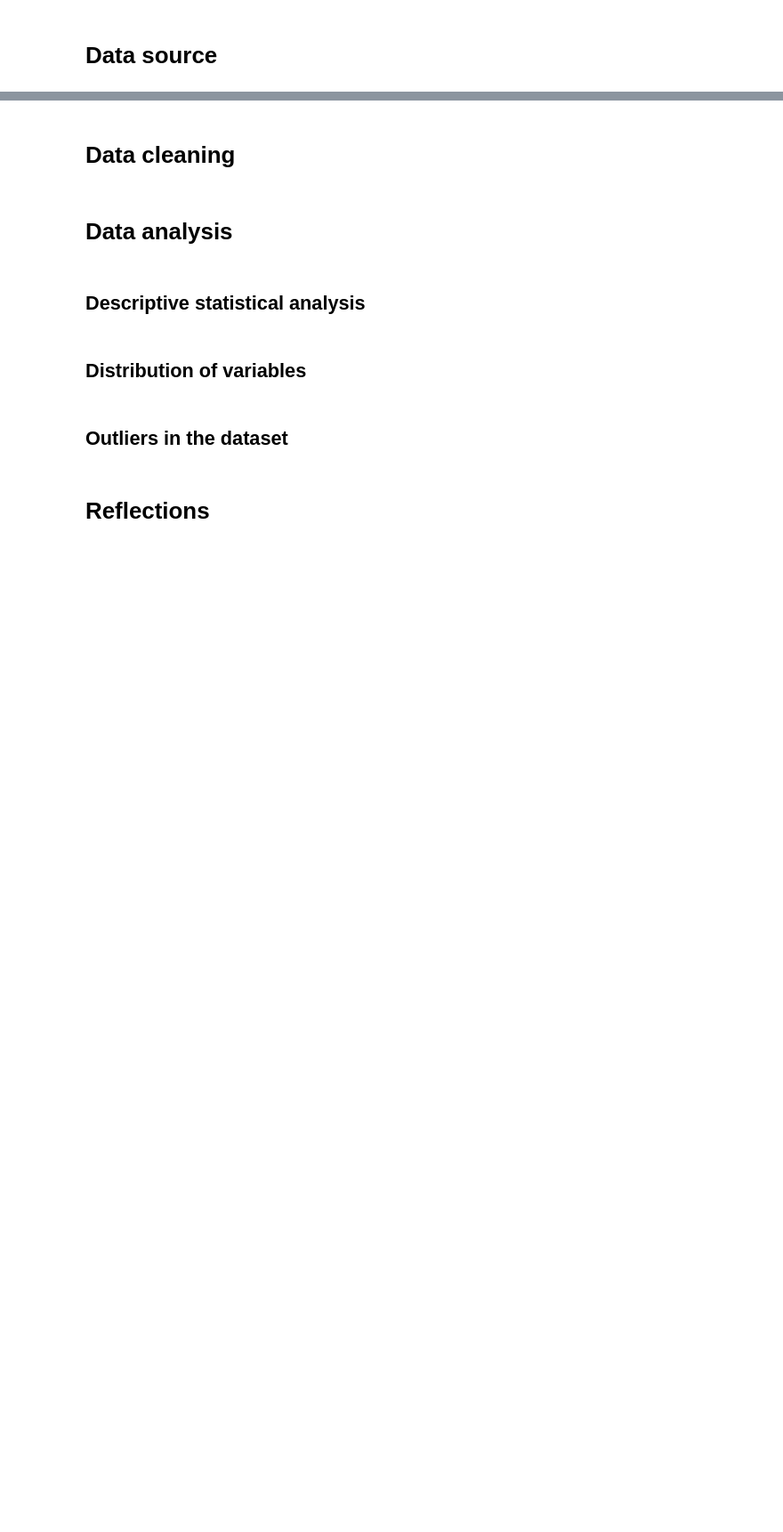
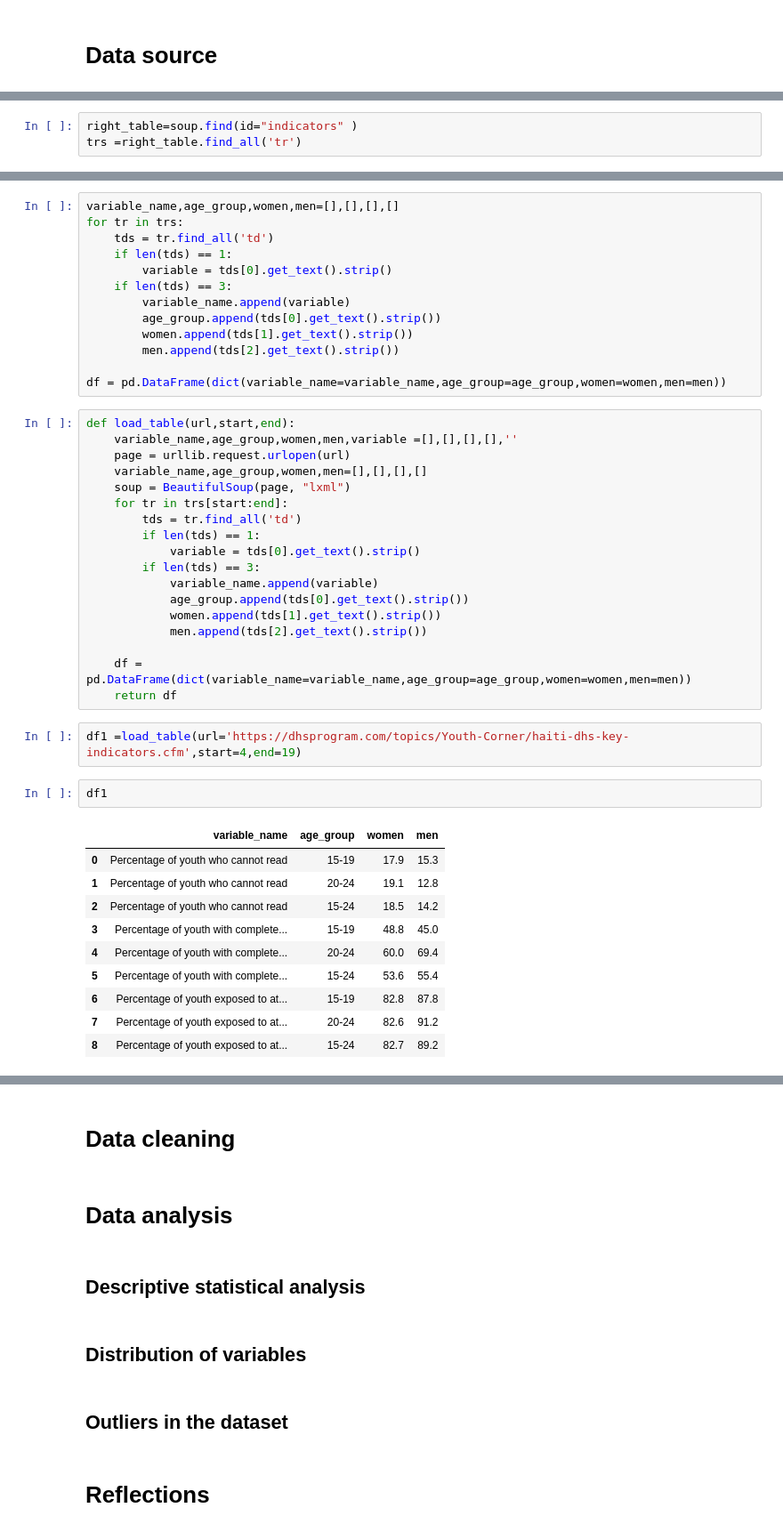
Before and after one commit to Maickery/Child_of_change, a Jupyter notebook: Project.ipynb, the cells around one changed output, grey strips where cells are left out. Shown: that part at 89% size. Drawn from its saved outputs; the diff is of its cells as text; blank space fills up the shorter version.

```diff
--- a/Project.ipynb
+++ b/Project.ipynb
@@ -139,0 +218,3 @@ map_haiti
+# %%
+right_table=soup.find(id="indicators" )
+trs =right_table.find_all('tr')
@@ -139,0 +242,46 @@ map_haiti
+# %%
+variable_name,age_group,women,men=[],[],[],[]
+for tr in trs:
+    tds = tr.find_all('td')
+    if len(tds) == 1:
+        variable = tds[0].get_text().strip()
+    if len(tds) == 3:
+        variable_name.append(variable)
+        age_group.append(tds[0].get_text().strip())
+        women.append(tds[1].get_text().strip())
+        men.append(tds[2].get_text().strip())
+
+df = pd.DataFrame(dict(variable_name=variable_name,age_group=age_group,women=women,men=men))
+# %%
+def load_table(url,start,end):
+    variable_name,age_group,women,men,variable =[],[],[],[],''
+    page = urllib.request.urlopen(url)
+    variable_name,age_group,women,men=[],[],[],[]
+    soup = BeautifulSoup(page, "lxml")
+    for tr in trs[start:end]:
+        tds = tr.find_all('td')
+        if len(tds) == 1:
+            variable = tds[0].get_text().strip()
+        if len(tds) == 3:
+            variable_name.append(variable)
+            age_group.append(tds[0].get_text().strip())
+            women.append(tds[1].get_text().strip())
+            men.append(tds[2].get_text().strip())
+
+    df = pd.DataFrame(dict(variable_name=variable_name,age_group=age_group,women=women,men=men))
+    return df
+# %%
+df1 =load_table(url='https://dhsprogram.com/topics/Youth-Corner/haiti-dhs-key-indicators.cfm',start=4,end=19)
+# %%
+df1
+# %% [output]
+|  | variable_name | age_group | women | men |
+| 0 | Percentage of youth who cannot read | 15-19 | 17.9 | 15.3 |
+| 1 | Percentage of youth who cannot read | 20-24 | 19.1 | 12.8 |
+| 2 | Percentage of youth who cannot read | 15-24 | 18.5 | 14.2 |
+| 3 | Percentage of youth with complete... | 15-19 | 48.8 | 45.0 |
+| 4 | Percentage of youth with complete... | 20-24 | 60.0 | 69.4 |
+| 5 | Percentage of youth with complete... | 15-24 | 53.6 | 55.4 |
+| 6 | Percentage of youth exposed to at... | 15-19 | 82.8 | 87.8 |
+| 7 | Percentage of youth exposed to at... | 20-24 | 82.6 | 91.2 |
+| 8 | Percentage of youth exposed to at... | 15-24 | 82.7 | 89.2 |
```
Also changed, not shown: parts of 15 cells of this notebook, 15 other files.
